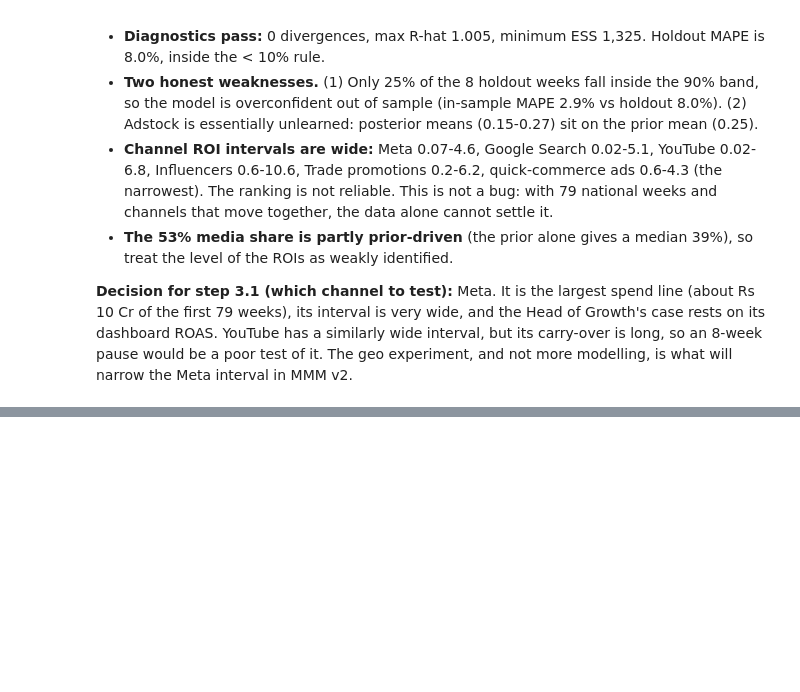
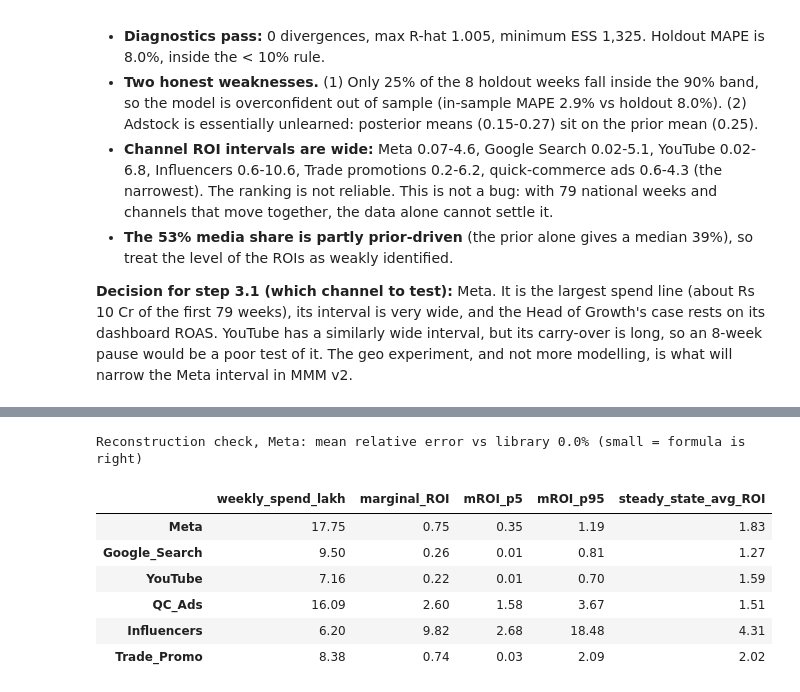
Before and after one commit to anvesha2402/Prakriti-growth-measurement-engine, a Jupyter notebook: notebooks/02_mmm.ipynb, the cells around one changed output, grey strips where cells are left out. Cells and saved outputs as stored; diff of their text form; code cells hidden in the pictures; blank space fills up the shorter version.

```diff
--- a/notebooks/02_mmm.ipynb
+++ b/notebooks/02_mmm.ipynb
@@ -302,0 +344,30 @@ Posterior mean adstock alpha by channel: {'Meta': np.float64(0.27), 'Google_Sear
+# %%
+post = idata2['posterior']; cs = idata2['constant_data']['channel_scale'].values
+slope, kappa, beta = [post[k].stack(s=('chain','draw')).transpose('channel','s').values for k in ['saturation_slope','saturation_kappa','saturation_beta']]
+alpha = post['adstock_alpha'].stack(s=('chain','draw')).transpose('channel','s').values
+hill = lambda x, s_, k_: x**s_/(x**s_ + k_**s_)
+# check: rebuild weekly Meta contribution for 30 draws and compare with the library
+def rebuild(c, j):
+    k = np.arange(26); wts = alpha[c,j]**k; wts = wts/wts.sum(); x = nat2[CH[c]].values/cs[c]
+    ad = np.array([ (x[max(0,t-25):t+1][::-1]*wts[:min(t+1,26)]).sum() for t in range(len(x))])
+    return sc2*beta[c,j]*hill(ad, slope[c,j], kappa[c,j])
+lib = cc2.reshape(-1, 104, 6)
+err = max(np.mean(abs(rebuild(0,j)-lib[j,:,0]))/lib[j,:,0].mean() for j in range(0,4000,200))
+print(f'Reconstruction check, Meta: mean relative error vs library {err:.1%} (small = formula is right)')
+# %% [output]
+Reconstruction check, Meta: mean relative error vs library 0.0% (small = formula is right)
+# %%
+cur = nat2.iloc[52:][CH].mean().values                     # current weekly spend (last 52 weeks)
+xs = cur[:,None]/cs[:,None]
+mroi = sc2*beta*slope*kappa**slope*xs**(slope-1)/(xs**slope + kappa**slope)**2/cs[:,None]
+avg = sc2*beta*hill(xs, slope, kappa)/cur[:,None]
+mt = pd.DataFrame({'weekly_spend_lakh': cur, 'marginal_ROI': mroi.mean(1), 'mROI_p5': np.percentile(mroi,5,1), 'mROI_p95': np.percentile(mroi,95,1), 'steady_state_avg_ROI': avg.mean(1)}, index=CH).round(2)
+mt.to_csv('../model/mmm_v2_marginal_roi.csv'); mt
+# %% [output]
+|  | weekly_spend_lakh | marginal_ROI | mROI_p5 | mROI_p95 | steady_state_avg_ROI |
+| Meta | 17.75 | 0.75 | 0.35 | 1.19 | 1.83 |
+| Google_Search | 9.50 | 0.26 | 0.01 | 0.81 | 1.27 |
+| YouTube | 7.16 | 0.22 | 0.01 | 0.70 | 1.59 |
+| QC_Ads | 16.09 | 2.60 | 1.58 | 3.67 | 1.51 |
+| Influencers | 6.20 | 9.82 | 2.68 | 18.48 | 4.31 |
+| Trade_Promo | 8.38 | 0.74 | 0.03 | 2.09 | 2.02 |
```
Also changed, not shown: parts of 8 cells of this notebook, 8 other files.
